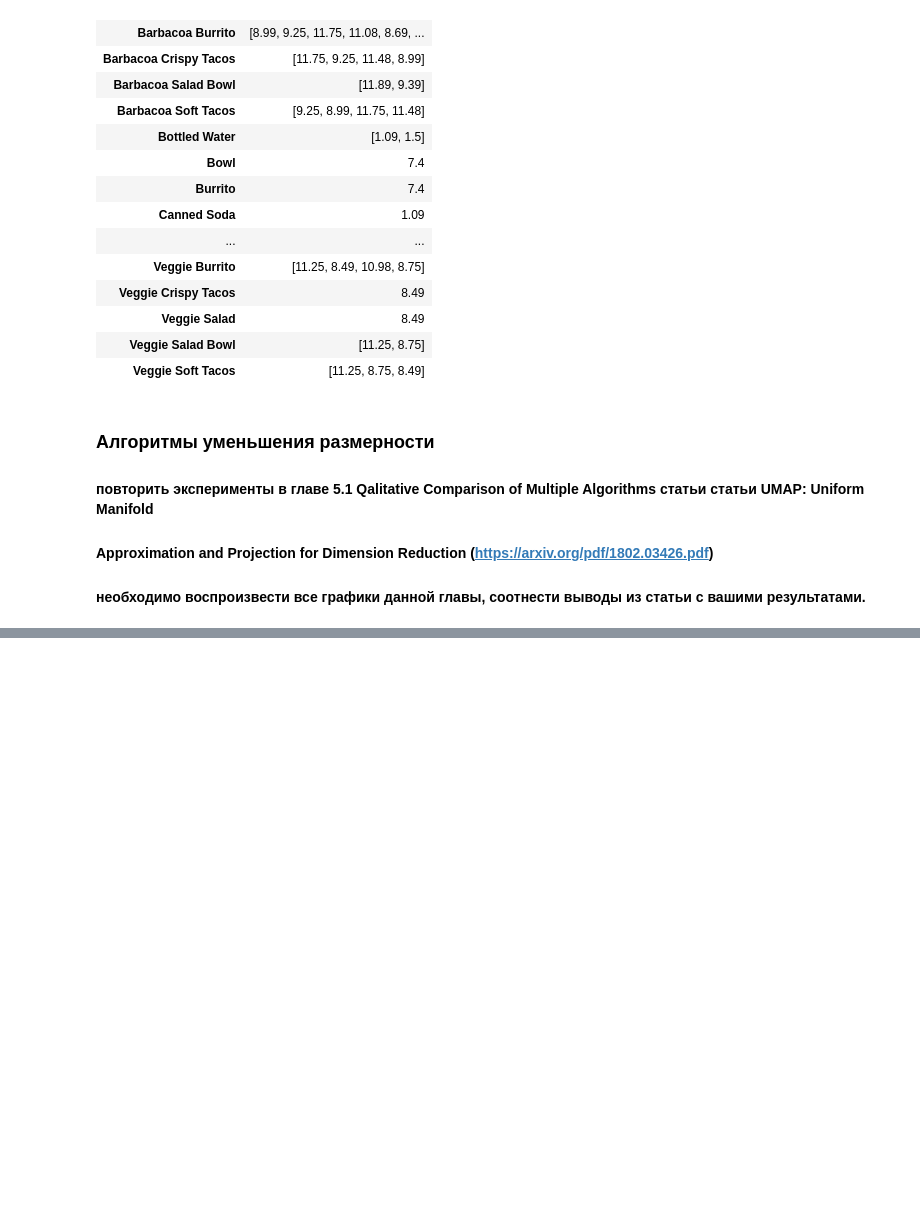
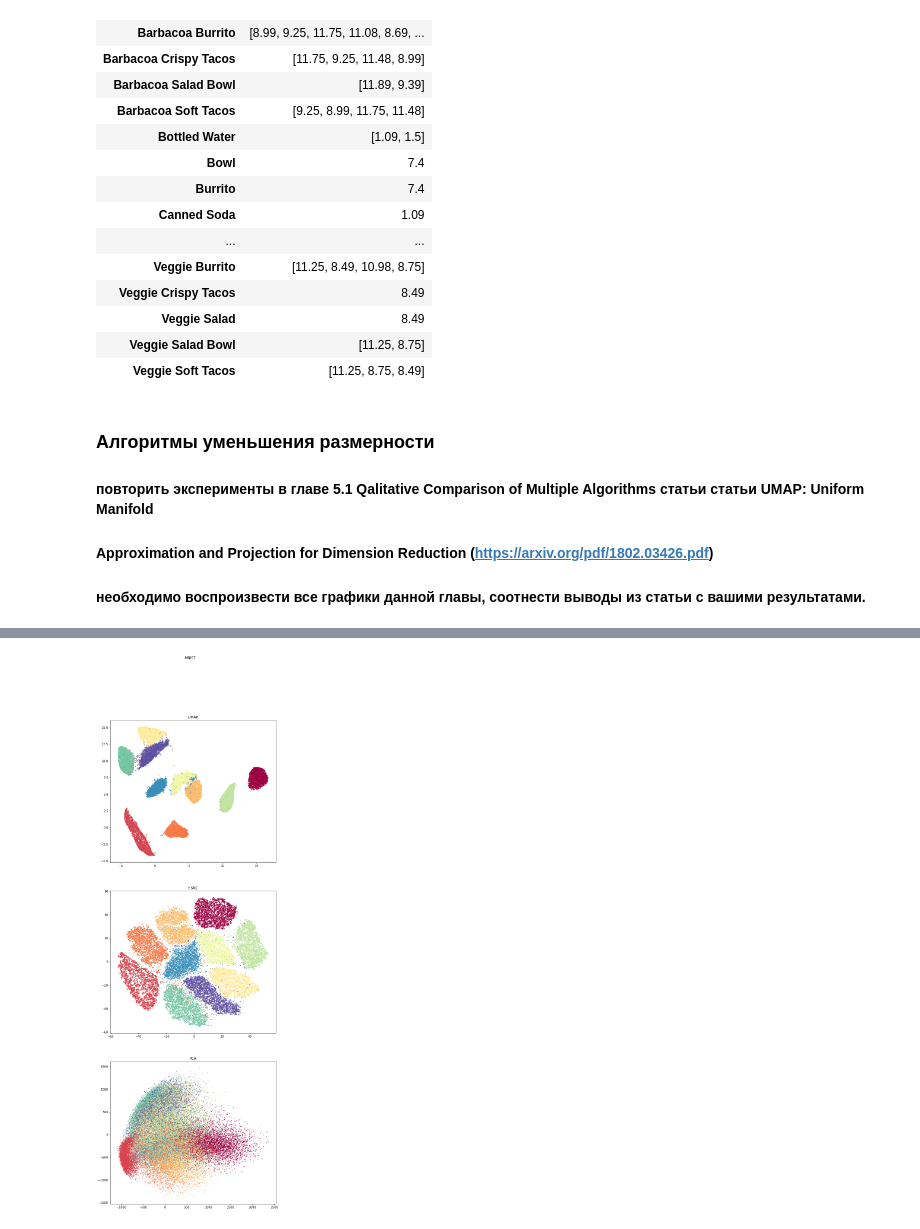
Before and after one commit to JuliaKil/intelligent-systems, a Jupyter notebook: Pandas&DimensionalityReduction.ipynb, the cells around one changed output, grey strips where cells are left out. Cells and saved outputs as stored; diff of their text form; code cells hidden in the pictures; blank space fills up the shorter version.

```diff
--- a/Pandas&DimensionalityReduction.ipynb
+++ b/Pandas&DimensionalityReduction.ipynb
@@ -209,0 +253,6 @@ df.groupby(['item_name']).agg({'price_per_item':lambda x:x.unique()})
+# %%
+(mtx, mtc), _ = mnist.load_data()
+md = mtx.reshape(-1, 28*28)
+algorithms(md, "MNIST", mtc)
+# %% [output]
+[figure, added]
```
Also changed, not shown: parts of 5 cells of this notebook.
